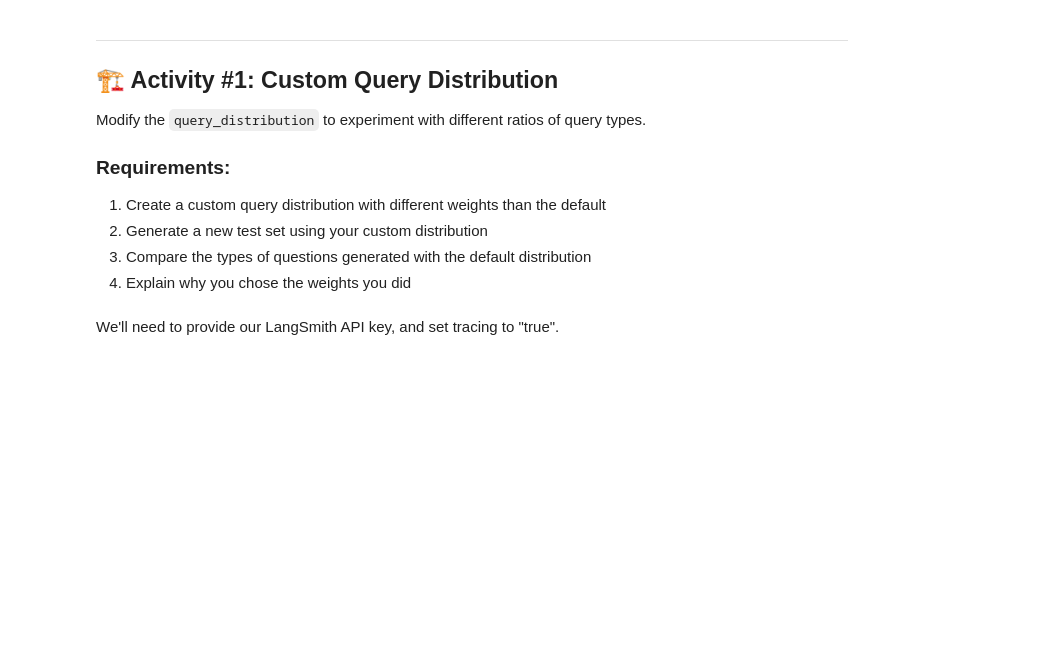
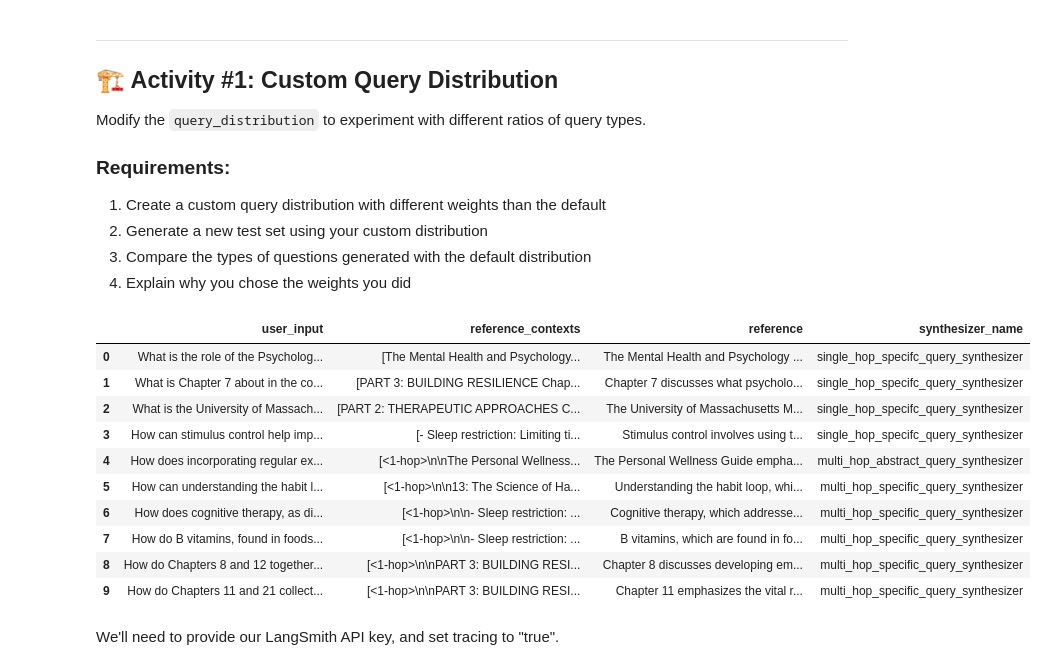
Before and after one commit to alphabetkang/AIE9, a Jupyter notebook: 09_Synthetic_Data_Generation_and_LangSmith/Synthetic_Data_Generation_RAGAS_&_LangSmith_Assignment.ipynb, the cells around one changed output. Drawn from its saved outputs; the diff is of its cells as text; code cells hidden in the pictures; blank space fills up the shorter version.

```diff
--- a/09_Synthetic_Data_Generation_and_LangSmith/Synthetic_Data_Generation_RAGAS_&_LangSmith_Assignment.ipynb
+++ b/09_Synthetic_Data_Generation_and_LangSmith/Synthetic_Data_Generation_RAGAS_&_LangSmith_Assignment.ipynb
@@ -281,3 +276,36 @@ Modify the `query_distribution` to experiment with different ratios of query typ
+# %%
+### YOUR CODE HERE ###
+
+# Define a custom query distribution with different weights
+query_distribution = [
+    (SingleHopSpecificQuerySynthesizer(llm=generator_llm), 0.4),
+    (MultiHopAbstractQuerySynthesizer(llm=generator_llm), 0.1),
+    (MultiHopSpecificQuerySynthesizer(llm=generator_llm), 0.5),
+]
+# Generate a new test set and compare with the default
+testset = generator.generate(testset_size=10, query_distribution=query_distribution)
+testset.to_pandas()
+
+# Comparison and explanation
+# I chose the weights to simulate a use case where the user needs to get specific, technical information
+# contained in the documents. This use case is common in Commercial Real Estate, where brokers
+# often draft and need to review the terms of leases.
+
+# The testset generated from this new query distribution mainly consists of questions and answers that reference
+# facts directly found in the documents. The default distribution genereated questions and answers
+# that require more reasoning to produce an answer.
+# %% [output]
+|  | user_input | reference_contexts | reference | synthesizer_name |
+| 0 | What is the role of the Psycholog... | [The Mental Health and Psychology... | The Mental Health and Psychology ... | single_hop_specifc_query_synthesizer |
+| 1 | What is Chapter 7 about in the co... | [PART 3: BUILDING RESILIENCE Chap... | Chapter 7 discusses what psycholo... | single_hop_specifc_query_synthesizer |
+| 2 | What is the University of Massach... | [PART 2: THERAPEUTIC APPROACHES C... | The University of Massachusetts M... | single_hop_specifc_query_synthesizer |
+| 3 | How can stimulus control help imp... | [- Sleep restriction: Limiting ti... | Stimulus control involves using t... | single_hop_specifc_query_synthesizer |
+| 4 | How does incorporating regular ex... | [<1-hop>\n\nThe Personal Wellness... | The Personal Wellness Guide empha... | multi_hop_abstract_query_synthesizer |
+| 5 | How can understanding the habit l... | [<1-hop>\n\n13: The Science of Ha... | Understanding the habit loop, whi... | multi_hop_specific_query_synthesizer |
+| 6 | How does cognitive therapy, as di... | [<1-hop>\n\n- Sleep restriction: ... | Cognitive therapy, which addresse... | multi_hop_specific_query_synthesizer |
+| 7 | How do B vitamins, found in foods... | [<1-hop>\n\n- Sleep restriction: ... | B vitamins, which are found in fo... | multi_hop_specific_query_synthesizer |
+| 8 | How do Chapters 8 and 12 together... | [<1-hop>\n\nPART 3: BUILDING RESI... | Chapter 8 discusses developing em... | multi_hop_specific_query_synthesizer |
+| 9 | How do Chapters 11 and 21 collect... | [<1-hop>\n\nPART 3: BUILDING RESI... | Chapter 11 emphasizes the vital r... | multi_hop_specific_query_synthesizer |
 # %% [markdown]
 We'll need to provide our LangSmith API key, and set tracing to "true".
 # %% [markdown]
```
Also changed, not shown: parts of 1 cell of this notebook.
